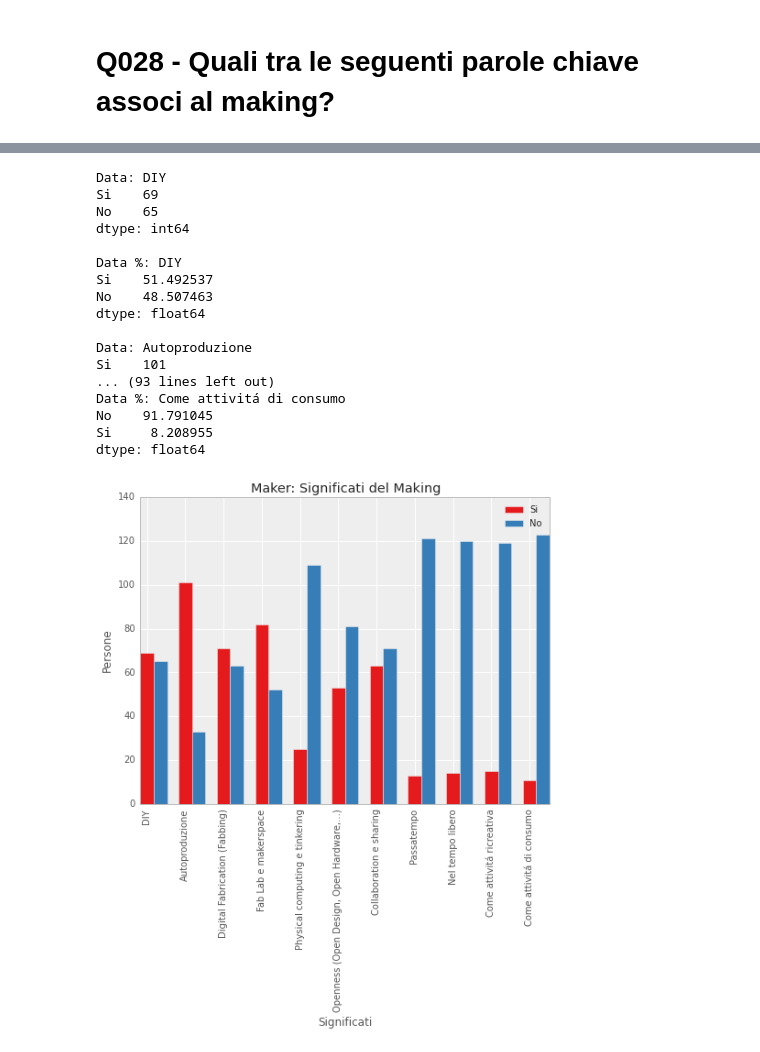
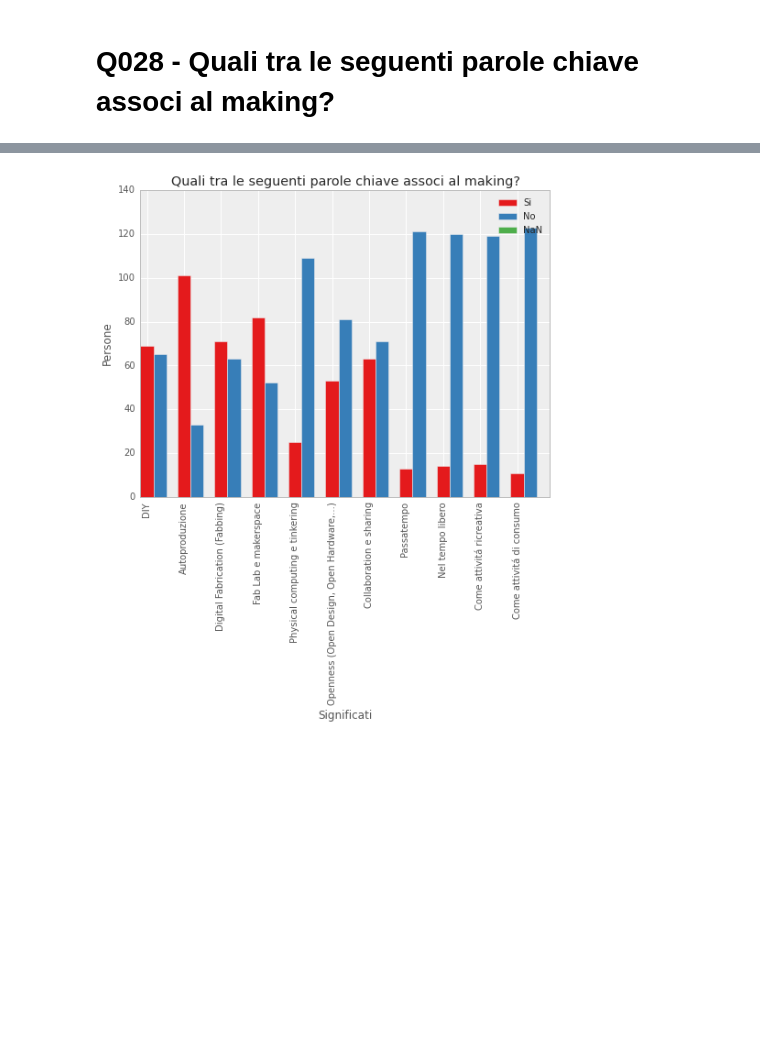
Before and after one commit to openp2pdesign/Makers-Inquiry---Analysis, a Jupyter notebook: Q028.ipynb, the cells around one changed output, grey strips where cells are left out. Drawn from its saved outputs; the diff is of its cells as text; code cells hidden in the pictures; blank space fills up the shorter version.

```diff
--- a/Q028.ipynb
+++ b/Q028.ipynb
@@ -46,71 +107,21 @@ meaning[0:4]
 # %%
-# Gather data
-meaning_b = {}
-for k,i in enumerate(meaning_columns):
-    meaning_b[k] = meaning[i].value_counts()
-    print "Data:",meaning_options[k]
-    print meaning_b[k]
-    print
-    print "Data %:",meaning_options[k]
-    print meaning[i].value_counts(normalize=True)*100
-    print
-
-yes = []
-no = []
-
-# Get data for plotting, and check that we have all the values for Yes and No
-for k,i in enumerate(meaning_columns):
-    if len(meaning_b[k].index) == 2:
-        if meaning_b[k].index[0] == "Si":
-            yes.append(meaning_b[k].iloc[0])
-            no.append(meaning_b[k].iloc[1])
-        elif meaning_b[k].index[1] == "Si":
-            yes.append(meaning_b[k].iloc[1])
-            no.append(meaning_b[k].iloc[0])
-    elif len(meaning_b[k].index) == 1:
-        if meaning_b[k].index[0] == "Si":
-            yes.append(meaning_b[k].iloc[0])
-            no.append(0)
-        elif meaning_b[k].index[0] == "No":
-            yes.append(0)
-            no.append(meaning_b[k].iloc[0])
-    else:
-        yes.append(0)
-        no.append(0)
-
 # Plot the data
 plt.figure(figsize=(8,6))
 plt.xlabel('Significati')
 plt.ylabel('Persone')
-plt.title('Maker: Significati del Making')
-plt.xticks(range(len(meaning_options)),meaning_options,rotation=90)
+plt.title('Quali tra le seguenti parole chiave associ al making?')
+plt.xticks(range(len(meaning_options)+1),meaning_options,rotation=90)
 ind = np.arange(len(meaning_columns))   # the x locations for the groups
 width = 0.35                              # the width of the bars
 
-my_colors = seaborn.color_palette("Set1", 2) # Set color palette
+my_colors = seaborn.color_palette("Set1", 3) # Set color palette
 rect1 = plt.bar(ind,yes,width,color=my_colors[0],align='center') # Plot Yes
 rect2 = plt.bar(ind+width,no,width,color=my_colors[1],align='center') # Plot No
-plt.legend( (rect1, rect2), ('Si', 'No') )
+rect3 = plt.bar(ind+width*2,nanvalue,width,color=my_colors[2],align='center') # Plot NaN
+plt.legend( (rect1, rect2, rect3), ('Si', 'No', 'NaN') )
 plt.savefig("pdf/Q028-MakerSignificatiMaking01.pdf")
 # %% [output]
-Data: DIY
-Si    69
-No    65
-dtype: int64
-
-Data %: DIY
-Si    51.492537
-No    48.507463
-dtype: float64
-
-Data: Autoproduzione
-Si    101
-... (93 lines left out)
-Data %: Come attivitá di consumo
-No    91.791045
-Si     8.208955
-dtype: float64
-[figure, old version]
+[figure, new version]
 # %%
 # Get "other" data
 meaning_other = data["Q028[other]"].str.lower().value_counts()
```
Also changed, not shown: parts of 2 cells of this notebook, 10 other files.
